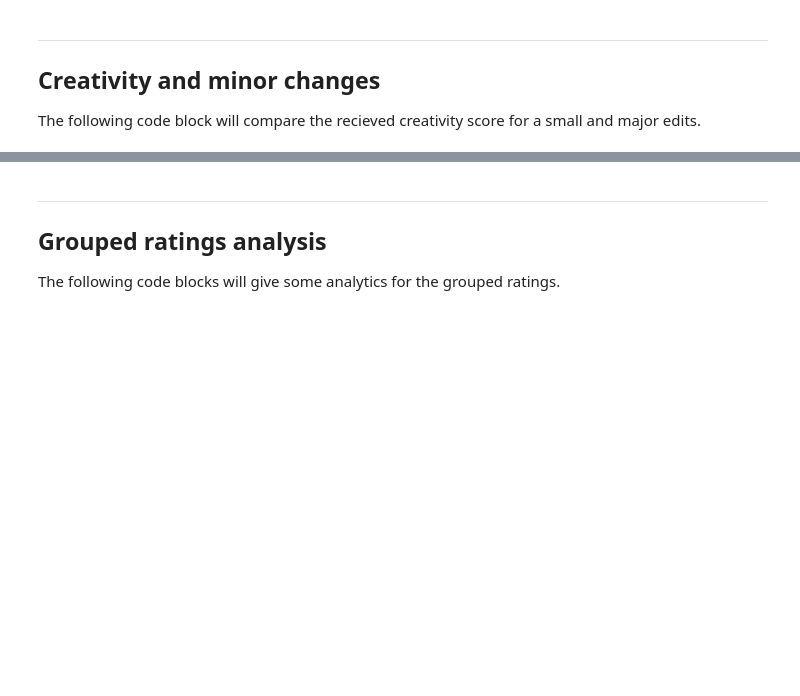
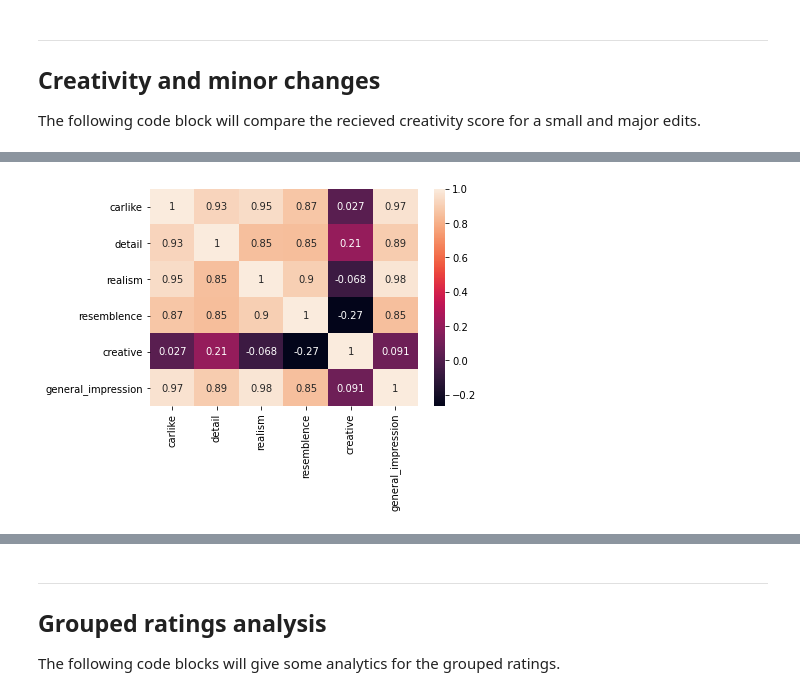
Before and after one commit to pikawika/VUB-CC-Project, a Jupyter notebook: Results/Result_analysis.ipynb, the cells around one changed output, grey strips where cells are left out. Cells and saved outputs as stored; diff of their text form; code cells hidden in the pictures; blank space fills up the shorter version.

```diff
--- a/Results/Result_analysis.ipynb
+++ b/Results/Result_analysis.ipynb
@@ -553,0 +612,9 @@ plt.show()
+# %%
+ratings_single_averaged = ratings_single.drop(['participant_id', 'note'], axis=1)
+ratings_single_averaged = ratings_single_averaged.groupby(['image_id']).mean()
+
+sn.heatmap(ratings_single_averaged.corr(), annot=True)
+plt.savefig("Graphs/Correlation/single_images", dpi=300, bbox_inches='tight')
+plt.show()
+# %% [output]
+[figure, added]
```
Also changed, not shown: parts of 8 cells of this notebook, 7 other files.
